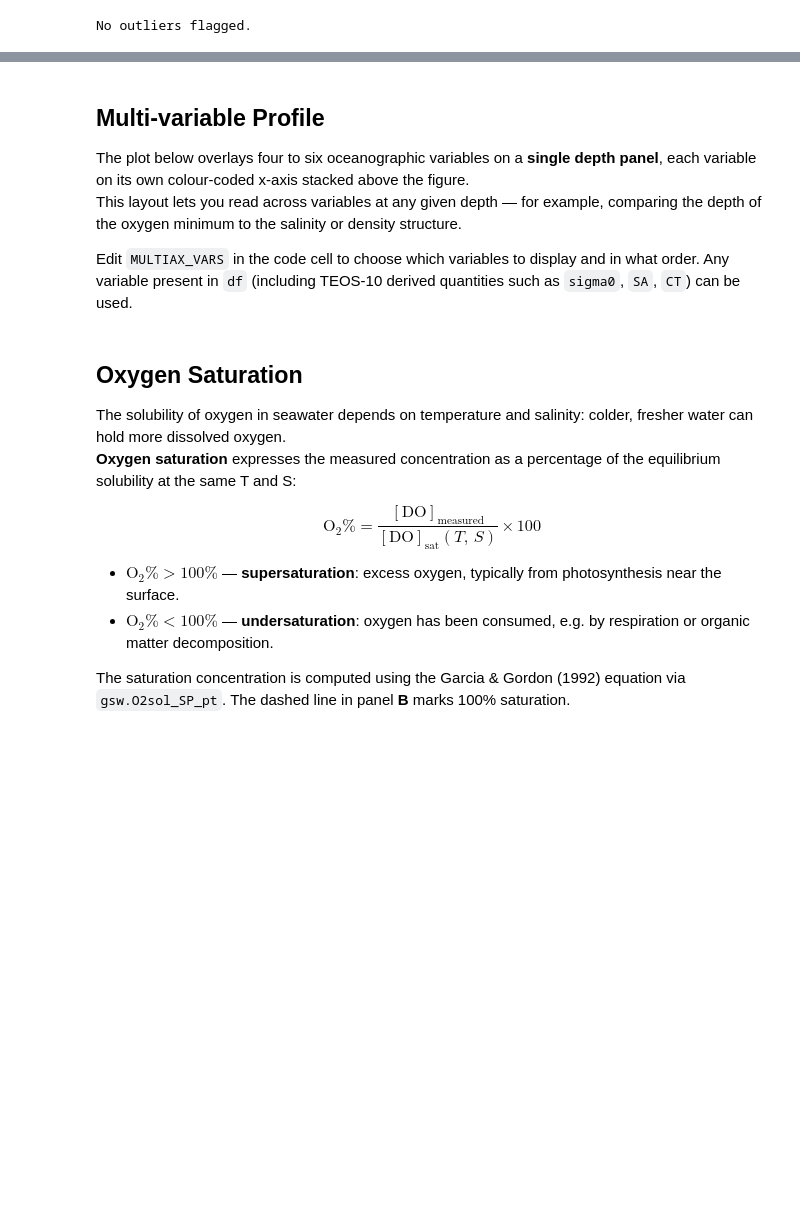
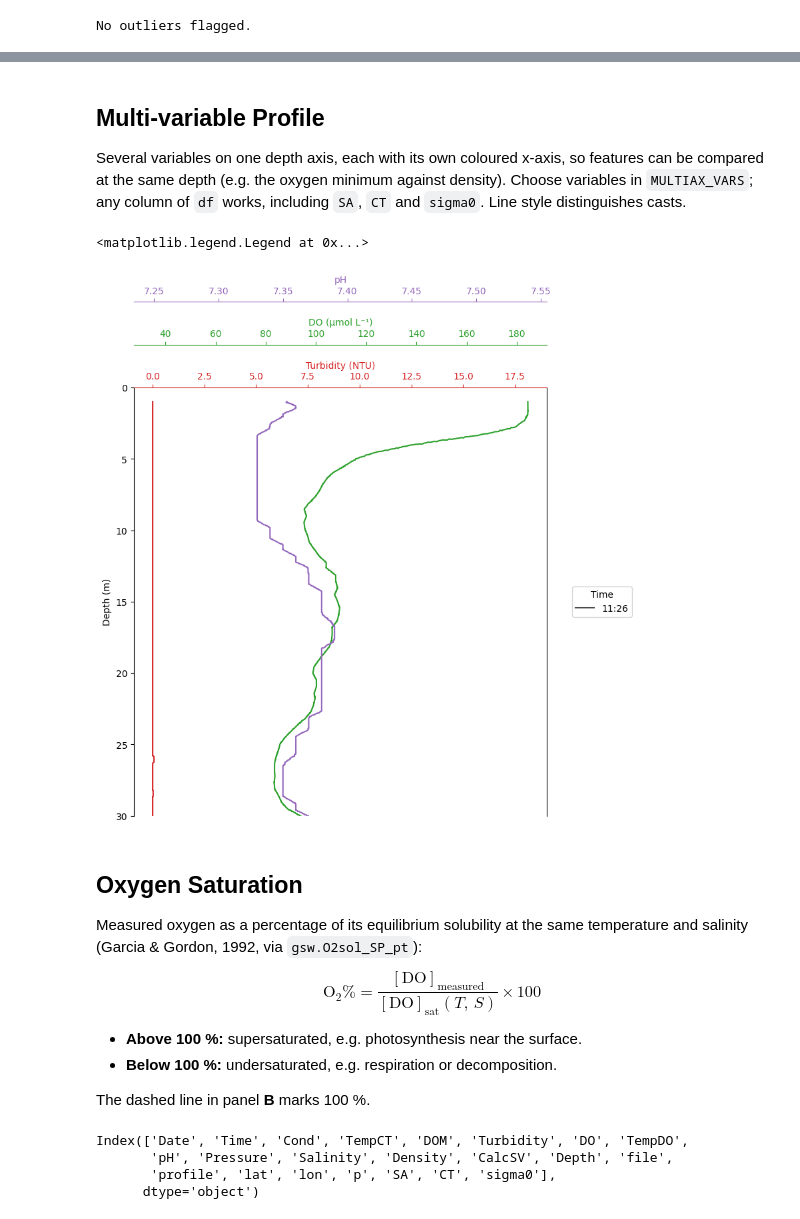
Before and after one commit to HalBradbury/AML-CTD-Tools, a Jupyter notebook: CTD_Data_Extraction_mmap.ipynb, the cells around one changed output, grey strips where cells are left out. Saved outputs shown, nothing was run; the diff lists cells and outputs as text; code cells hidden in the pictures; blank space fills up the shorter version.

```diff
--- a/CTD_Data_Extraction_mmap.ipynb
+++ b/CTD_Data_Extraction_mmap.ipynb
@@ -560,10 +630,7 @@ axs[-1].legend(title=_legend_title, bbox_to_anchor=(1.05, 1), loc='upper left')
 # %% [markdown]
 ## Multi-variable Profile
 
-The plot below overlays four to six oceanographic variables on a **single depth panel**, each variable on its own colour-coded x-axis stacked above the figure.
-This layout lets you read across variables at any given depth — for example, comparing the depth of the oxygen minimum to the salinity or density structure.
-
-Edit `MULTIAX_VARS` in the code cell to choose which variables to display and in what order. Any variable present in `df` (including TEOS-10 derived quantities such as `sigma0`, `SA`, `CT`) can be used.
+Several variables on one depth axis, each with its own coloured x-axis, so features can be compared at the same depth (e.g. the oxygen minimum against density). Choose variables in `MULTIAX_VARS`; any column of `df` works, including `SA`, `CT` and `sigma0`. Line style distinguishes casts.
 # %%
 # ── Multi-variable profile plot ──────────────────────────────────────────────
 # Each entry: (column name in df,  x-axis label,      axis/line colour).
@@ -575,13 +642,13 @@ MULTIAX_VARS = [
     # ('DOM',      'cDOM (ppb)',       'tab:cyan'),
     # ('sigma0',   'σ₀ (kg m⁻³)',      'tab:brown'),
     ('DO',       DO_LABEL,           'tab:green'),
-    # ('pH',       'pH',               'tab:purple'),
+    ('pH',       'pH',               'tab:purple'),
 ]
 
 # Profiles to include in this plot.
 # [] → plot all profiles (minus any in EXCLUDED_PROFILES).
 # [0, 2, 5] → plot only profiles 0, 2, and 5.
-MULTIAX_PROFILES = [2,22,23,24,25,26]
+MULTIAX_PROFILES = []
 
 # Line styles cycled across casts — colour encodes variable, style encodes cast.
 CAST_LINESTYLES = ['-', '--', ':', '-.', (0, (5, 1)), (0, (3, 1, 1, 1)),
@@ -630,45 +697,54 @@ for i, (ax, (col, lbl, color)) in enumerate(zip(twin_axes, MULTIAX_VARS)):
     ax.spines['top'].set_visible(True)
     for _s in ('left', 'right', 'bottom'):
         ax.spines[_s].set_visible(False)
     ax.spines['top'].set_color(color)
     ax.tick_params(axis='x', colors=color)
     ax.set_xlabel(lbl, color=color)
 
     for ind, CTD in df.groupby('profile'):
         if ind not in _active_profiles:
             continue
         _x = _smooth_mv(CTD['DO'] / DO_DIVISOR) if col == 'DO' else _smooth_mv(CTD[col])
         ax.plot(_x, CTD['Depth'], color=color, linestyle=_style_map[ind])
 
 # Shared depth axis — inverted so surface is at the top.
 host.set_ylabel('Depth (m)')
 ylim_max = df['Depth'].max() + 0.5
 ylim_max = 30   # set to fix the maximum depth shown (m); delete line to use full cast depth
 host.set_ylim(ylim_max, 0)
 
 # Legend — one entry per cast showing its line style in neutral grey.
 _handles = [
     plt.Line2D([0], [0], color='0.3', linestyle=_style_map[ind],
                label=_cast_label(file_list[ind], ind))
     for ind in _active_profiles
 ]
 _legend_title = ('Date / Time' if _multi_date else 'Time') if LABEL_BY_TIME else 'Profile'
 host.legend(handles=_handles, title=_legend_title,
             bbox_to_anchor=(1.05, 0.5), loc='center left')
 
 # plt.savefig('CTD_25m_O2.png',dpi=300,bbox_inches='tight')
+# %% [output]
+<matplotlib.legend.Legend at 0x...>
+[figure, added]
 # %% [markdown]
 ## Oxygen Saturation
 
-The solubility of oxygen in seawater depends on temperature and salinity: colder, fresher water can hold more dissolved oxygen.
-**Oxygen saturation** expresses the measured concentration as a percentage of the equilibrium solubility at the same T and S:
+Measured oxygen as a percentage of its equilibrium solubility at the same temperature and salinity (Garcia & Gordon, 1992, via `gsw.O2sol_SP_pt`):
 
 $$\text{O}_2\% = \frac{[\text{DO}]_\text{measured}}{[\text{DO}]_\text{sat}(T,\, S)} \times 100$$
 
-- $\text{O}_2\% > 100\%$ — **supersaturation**: excess oxygen, typically from photosynthesis near the surface.
-- $\text{O}_2\% < 100\%$ — **undersaturation**: oxygen has been consumed, e.g. by respiration or organic matter decomposition.
+- **Above 100 %:** supersaturated, e.g. photosynthesis near the surface.
+- **Below 100 %:** undersaturated, e.g. respiration or decomposition.
 
-The saturation concentration is computed using the Garcia & Gordon (1992) equation via `gsw.O2sol_SP_pt`. The dashed line in panel **B** marks 100% saturation.
+The dashed line in panel **B** marks 100 %.
+# %%
+display(df.keys())
+# %% [output]
+Index(['Date', 'Time', 'Cond', 'TempCT', 'DOM', 'Turbidity', 'DO', 'TempDO',
+       'pH', 'Pressure', 'Salinity', 'Density', 'CalcSV', 'Depth', 'file',
+       'profile', 'lat', 'lon', 'p', 'SA', 'CT', 'sigma0'],
+      dtype='object')
 # %%
 # Potential temperature from TEOS-10 Conservative Temperature
 pt = gsw.pt_from_CT(df['SA'], df['CT'])
```
Also changed, not shown: parts of 25 cells of this notebook, 3 other files.
